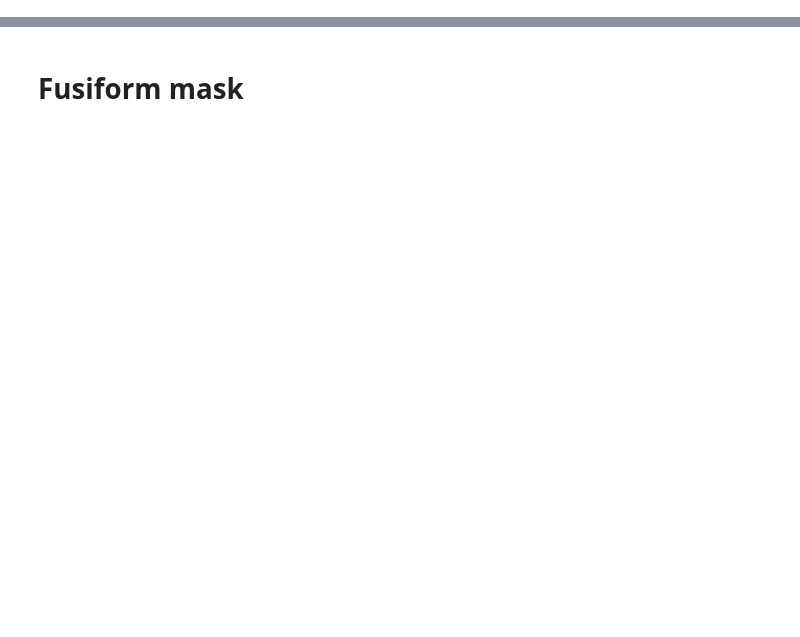
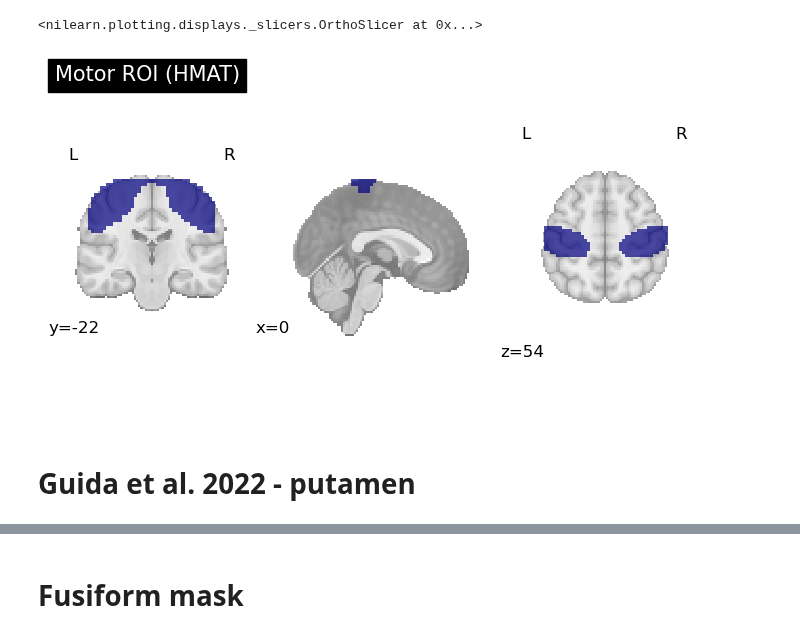
Before and after one commit to hugofluhr/learning-habits-analysis, a Jupyter notebook: notebooks/ROI_masks.ipynb, the cells around one changed output, grey strips where cells are left out. Drawn from its saved outputs; the diff is of its cells as text; code cells hidden in the pictures; blank space fills up the shorter version.

```diff
--- a/notebooks/ROI_masks.ipynb
+++ b/notebooks/ROI_masks.ipynb
@@ -3,0 +7,3 @@ from nilearn.plotting import plot_stat_map, plot_roi
+# %%
+ref_img = '/Users/hugofluhr/phd_local/data/LearningHabits/dev_sample/bids_dataset/derivatives/fmriprep-24.0.1/sub-01/ses-1/func/sub-01_ses-1_task-learning_run-1_space-MNI152NLin2009cAsym_desc-preproc_bold.nii.gz'
+ref_img = load_img(ref_img)
@@ -3,0 +77,6 @@ from nilearn.plotting import plot_stat_map, plot_roi
+# %%
+hmat_img_path = '/Users/hugofluhr/phd_local/data/LearningHabits/dev_sample/masks/HMAT/HMAT (Mayka 2005).nii'
+hmat_txt_path = '/Users/hugofluhr/phd_local/data/LearningHabits/dev_sample/masks/HMAT/HMAT (Mayka 2005).txt'
+# %%
+hmat_img = load_img(hmat_img_path)
+hmat_resampled = resample_to_img(hmat_img, ref_img, interpolation='nearest', force_resample=True, copy_header=True)
@@ -3,0 +101,11 @@ from nilearn.plotting import plot_stat_map, plot_roi
+# %%
+selected_hmat = [1, 2, 3, 4]
+# %%
+motor_mask = np.isin(hmat_resampled.get_fdata(), selected_hmat)
+motor_mask = new_img_like(hmat_resampled, motor_mask.astype(np.uint8))
+plot_roi(motor_mask, title="Motor ROI (HMAT)", draw_cross=False)
+# %% [output]
+<nilearn.plotting.displays._slicers.OrthoSlicer at 0x...>
+[figure, added]
+# %% [markdown]
+# Guida et al. 2022 - putamen
```
Also changed, not shown: parts of 33 cells of this notebook.
